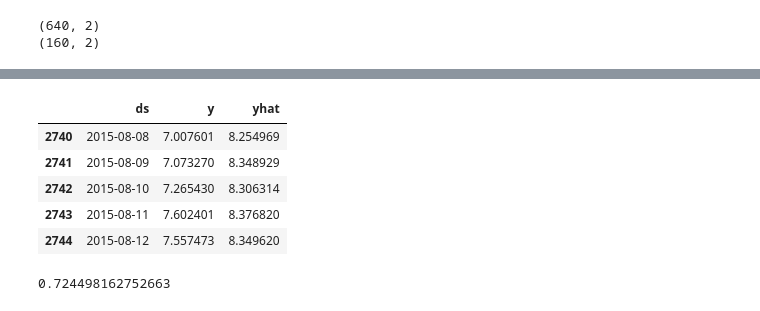
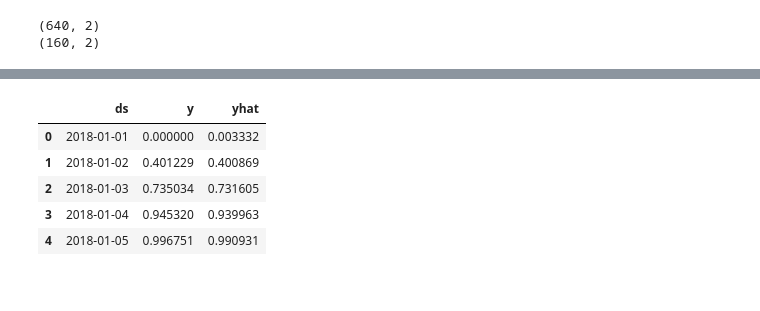
Before and after one commit to bshabashFD/Chronos, a Jupyter notebook: prototype.ipynb, the cells around one changed output, grey strips where cells are left out. Saved outputs shown, nothing was run; the diff lists cells and outputs as text; code cells hidden in the pictures.

```diff
--- a/prototype.ipynb
+++ b/prototype.ipynb
@@ -67,15 +85,11 @@ predict_df.head()
-# %%
-predict_df.tail()
-# %% [output]
-|  | ds | y | yhat |
-| 2740 | 2015-08-08 | 7.007601 | 8.254969 |
-| 2741 | 2015-08-09 | 7.073270 | 8.348929 |
-| 2742 | 2015-08-10 | 7.265430 | 8.306314 |
-| 2743 | 2015-08-11 | 7.602401 | 8.376820 |
-| 2744 | 2015-08-12 | 7.557473 | 8.349620 |
-# %%
-from Chronos import CHRONOS_MSE
-CHRONOS_MSE(predict_df['y'], predict_df['yhat'])
-# %% [output]
-0.724498162752663
+# %%
+result_df = my_cr.predict(train_df)
+result_df.head()
+# %% [output]
+|  | ds | y | yhat |
+| 0 | 2018-01-01 | 0.000000 | 0.003332 |
+| 1 | 2018-01-02 | 0.401229 | 0.400869 |
+| 2 | 2018-01-03 | 0.735034 | 0.731605 |
+| 3 | 2018-01-04 | 0.945320 | 0.939963 |
+| 4 | 2018-01-05 | 0.996751 | 0.990931 |
 # %%
```
Also changed, not shown: parts of 13 cells of this notebook, 1 other file.
